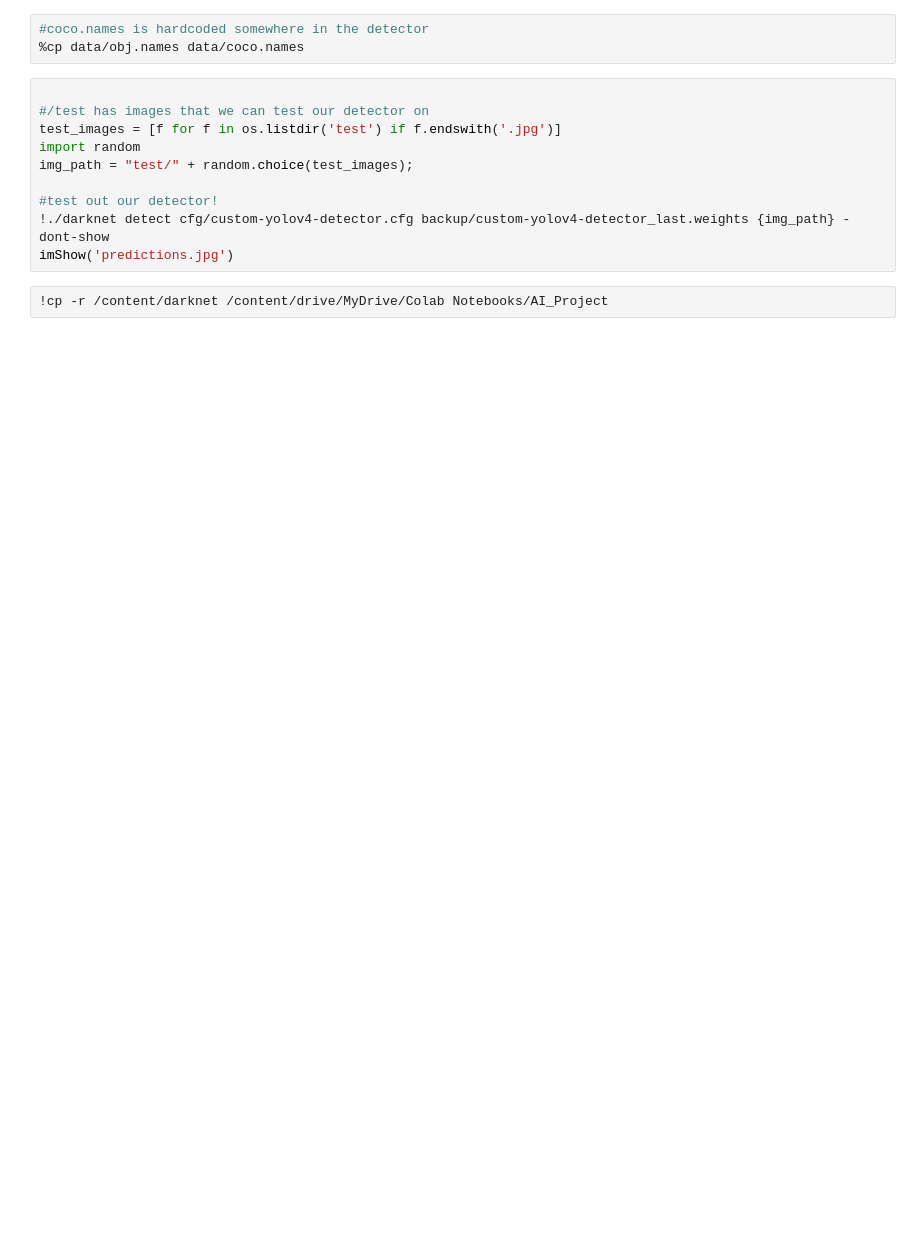
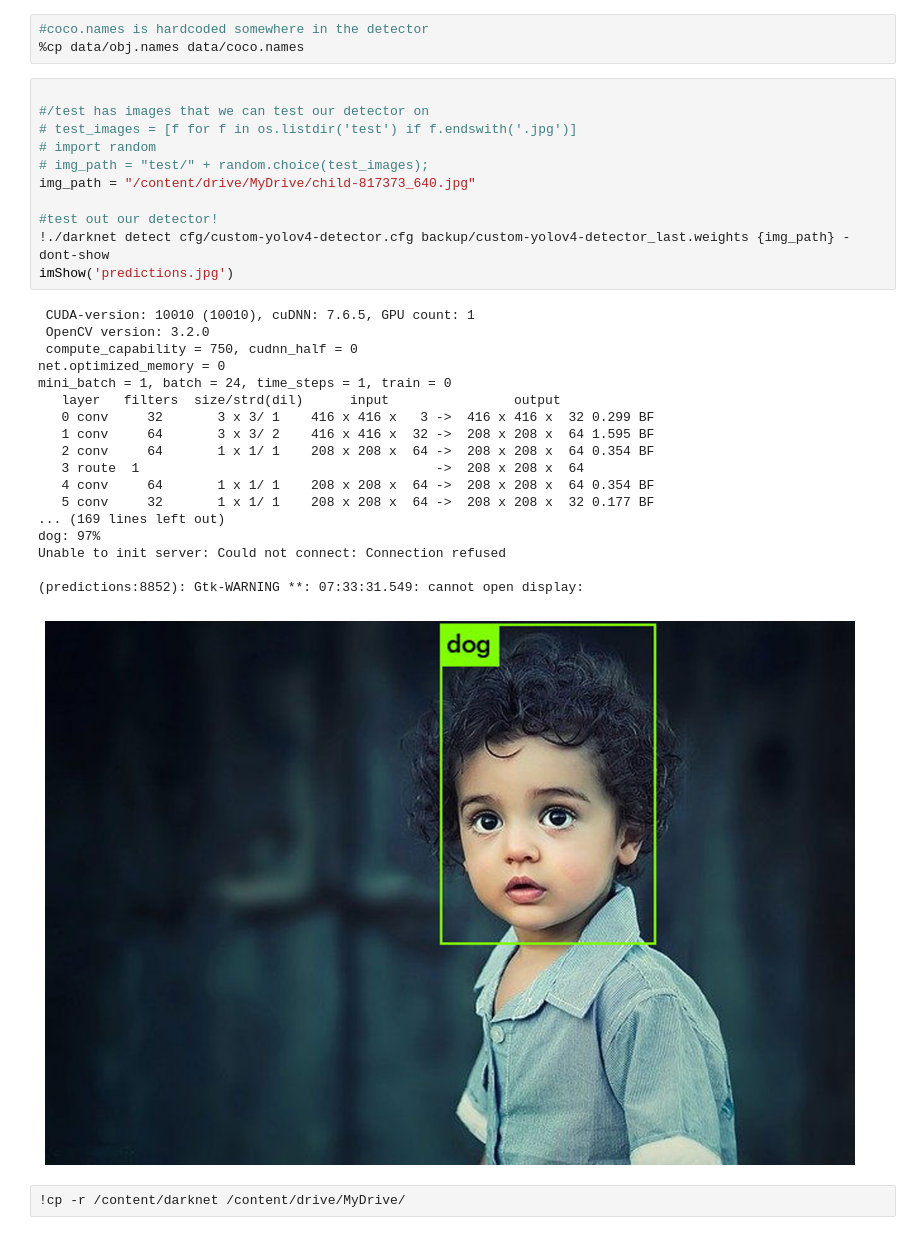
Before and after one commit to Park-SangUk/animal_face_find, a Jupyter notebook: yolo_v4_test_train_Roboflow_ok.ipynb, the cells around one changed output. Drawn from its saved outputs; the diff is of its cells as text; blank space fills up the shorter version.

```diff
--- a/yolo_v4_test_train_Roboflow_ok.ipynb
+++ b/yolo_v4_test_train_Roboflow_ok.ipynb
@@ -579,12 +583,32 @@ def imShow(path):
 # %%
 
 #/test has images that we can test our detector on
-test_images = [f for f in os.listdir('test') if f.endswith('.jpg')]
-import random
-img_path = "test/" + random.choice(test_images);
+# test_images = [f for f in os.listdir('test') if f.endswith('.jpg')]
+# import random
+# img_path = "test/" + random.choice(test_images);
+img_path = "/content/drive/MyDrive/child-817373_640.jpg"
 
 #test out our detector!
 !./darknet detect cfg/custom-yolov4-detector.cfg backup/custom-yolov4-detector_last.weights {img_path} -dont-show
 imShow('predictions.jpg')
+# %% [output]
+ CUDA-version: 10010 (10010), cuDNN: 7.6.5, GPU count: 1
+ OpenCV version: 3.2.0
+ compute_capability = 750, cudnn_half = 0
+net.optimized_memory = 0
+mini_batch = 1, batch = 24, time_steps = 1, train = 0
+   layer   filters  size/strd(dil)      input                output
+   0 conv     32       3 x 3/ 1    416 x 416 x   3 ->  416 x 416 x  32 0.299 BF
+   1 conv     64       3 x 3/ 2    416 x 416 x  32 ->  208 x 208 x  64 1.595 BF
+   2 conv     64       1 x 1/ 1    208 x 208 x  64 ->  208 x 208 x  64 0.354 BF
+   3 route  1                                      ->  208 x 208 x  64
+   4 conv     64       1 x 1/ 1    208 x 208 x  64 ->  208 x 208 x  64 0.354 BF
+   5 conv     32       1 x 1/ 1    208 x 208 x  64 ->  208 x 208 x  32 0.177 BF
+... (169 lines left out)
+dog: 97%
+Unable to init server: Could not connect: Connection refused
+
+(predictions:8852): Gtk-WARNING **: 07:33:31.549: cannot open display:
+[figure, added]
 # %%
-!cp -r /content/darknet /content/drive/MyDrive/Colab Notebooks/AI_Project
+!cp -r /content/darknet /content/drive/MyDrive/
```
Also changed, not shown: parts of 9 cells of this notebook, 1 other file.
